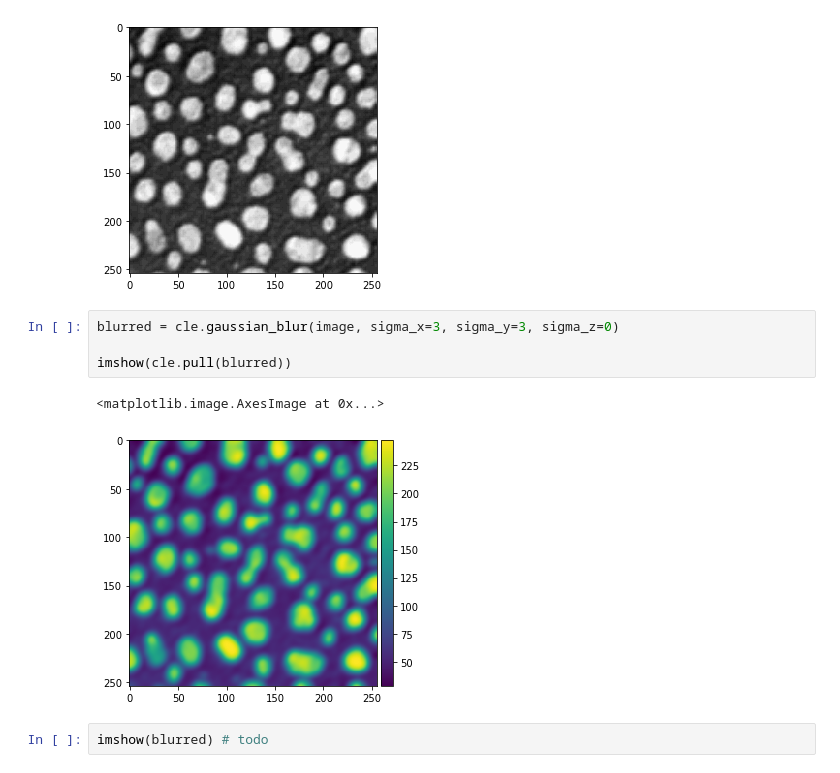
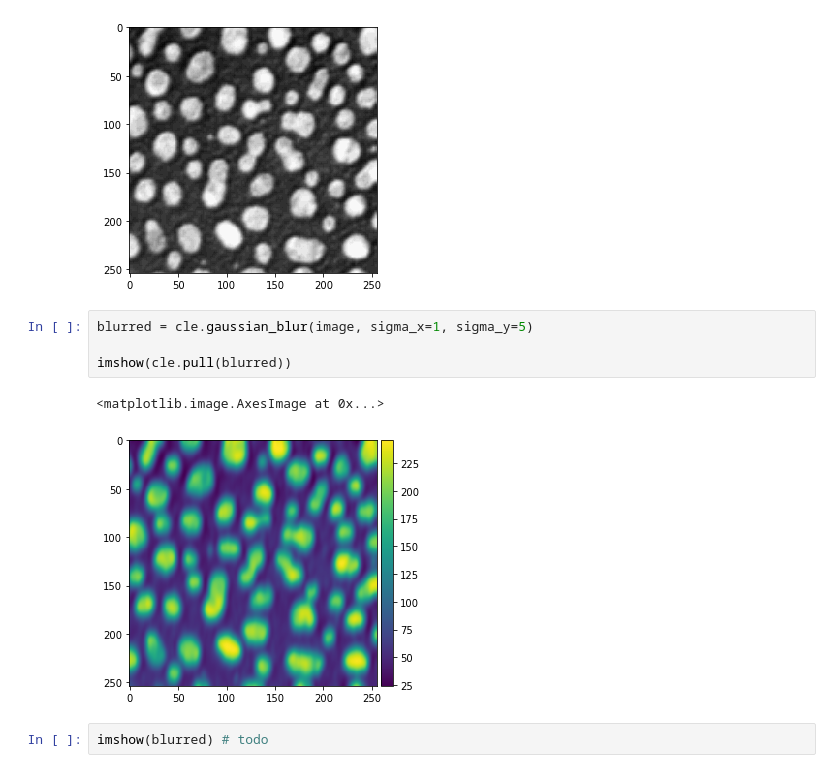
Before and after one commit to clEsperanto/pyclesperanto, a Jupyter notebook: demo/API_demo.ipynb, the cells around one changed output. Cells and saved outputs as stored; diff of their text form.

```diff
--- a/demo/API_demo.ipynb
+++ b/demo/API_demo.ipynb
@@ -14,12 +32,12 @@ imshow(image)
 <matplotlib.image.AxesImage at 0x...>
 [figure]
 # %%
-blurred = cle.gaussian_blur(image, sigma_x=3, sigma_y=3, sigma_z=0)
+blurred = cle.gaussian_blur(image, sigma_x=1, sigma_y=5)
 
 imshow(cle.pull(blurred))
 # %% [output]
 <matplotlib.image.AxesImage at 0x...>
-[figure, old version]
+[figure, new version]
 # %%
 imshow(blurred) # todo
 # %% [output]
```
Also changed, not shown: parts of 5 cells of this notebook, 1 other file.
